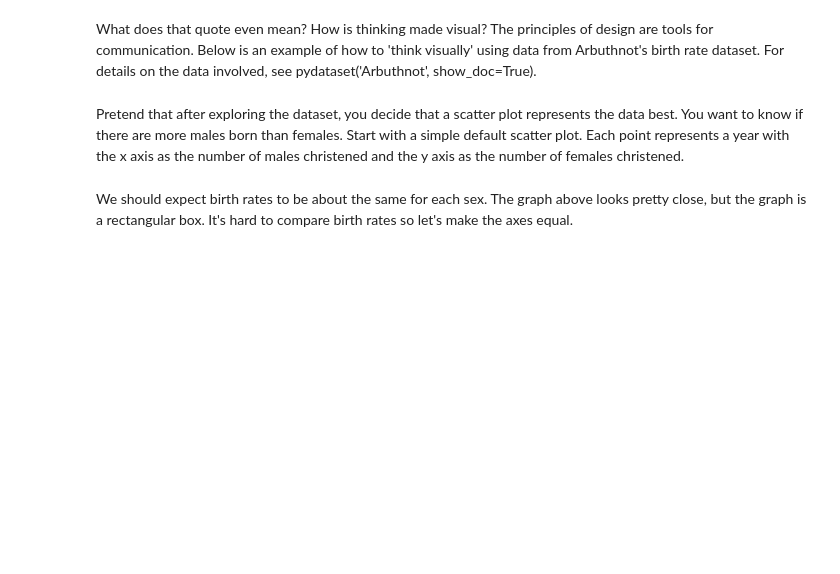
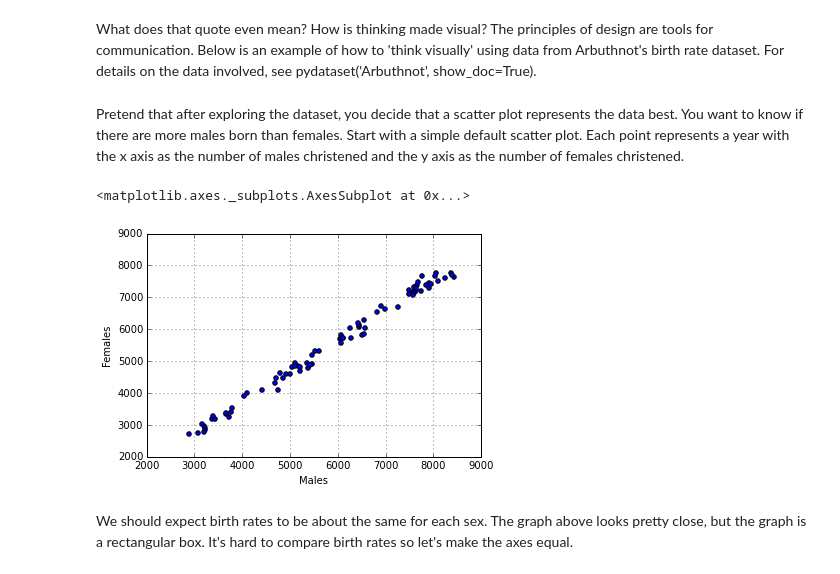
Before and after one commit to dgmiller/rattlesnake, a Jupyter notebook: tutorial_notebooks/data_visualization.ipynb, the cells around one changed output. Cells and saved outputs as stored; diff of their text form; code cells hidden in the pictures; blank space fills up the shorter version.

```diff
--- a/tutorial_notebooks/data_visualization.ipynb
+++ b/tutorial_notebooks/data_visualization.ipynb
@@ -81,7 +91,10 @@ What does that quote even mean? How is thinking made visual? The principles of d
 # %% [markdown]
 Pretend that after exploring the dataset, you decide that a scatter plot represents the data best. You want to know if there are more males born than females. Start with a simple default scatter plot. Each point represents a year with the x axis as the number of males christened and the y axis as the number of females christened.
 # %%
-#A1.plot(kind='scatter',x='Males',y='Females')
+A1.plot(kind='scatter',x='Males',y='Females')
+# %% [output]
+<matplotlib.axes._subplots.AxesSubplot at 0x...>
+[figure, added]
 # %% [markdown]
 We should expect birth rates to be about the same for each sex. The graph above looks pretty close, but the graph is a rectangular box. It's hard to compare birth rates so let's make the axes equal.
 # %%
```
Also changed, not shown: parts of 10 cells of this notebook.
